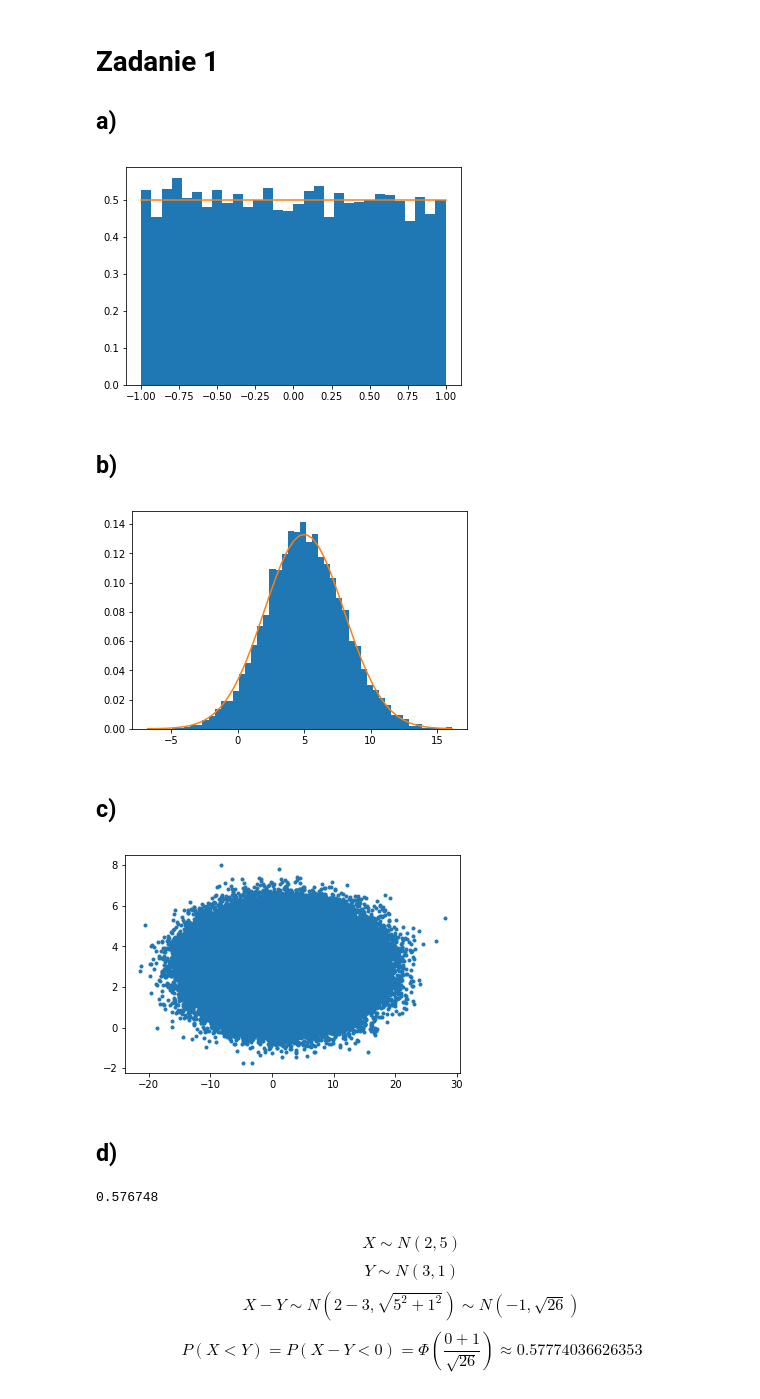
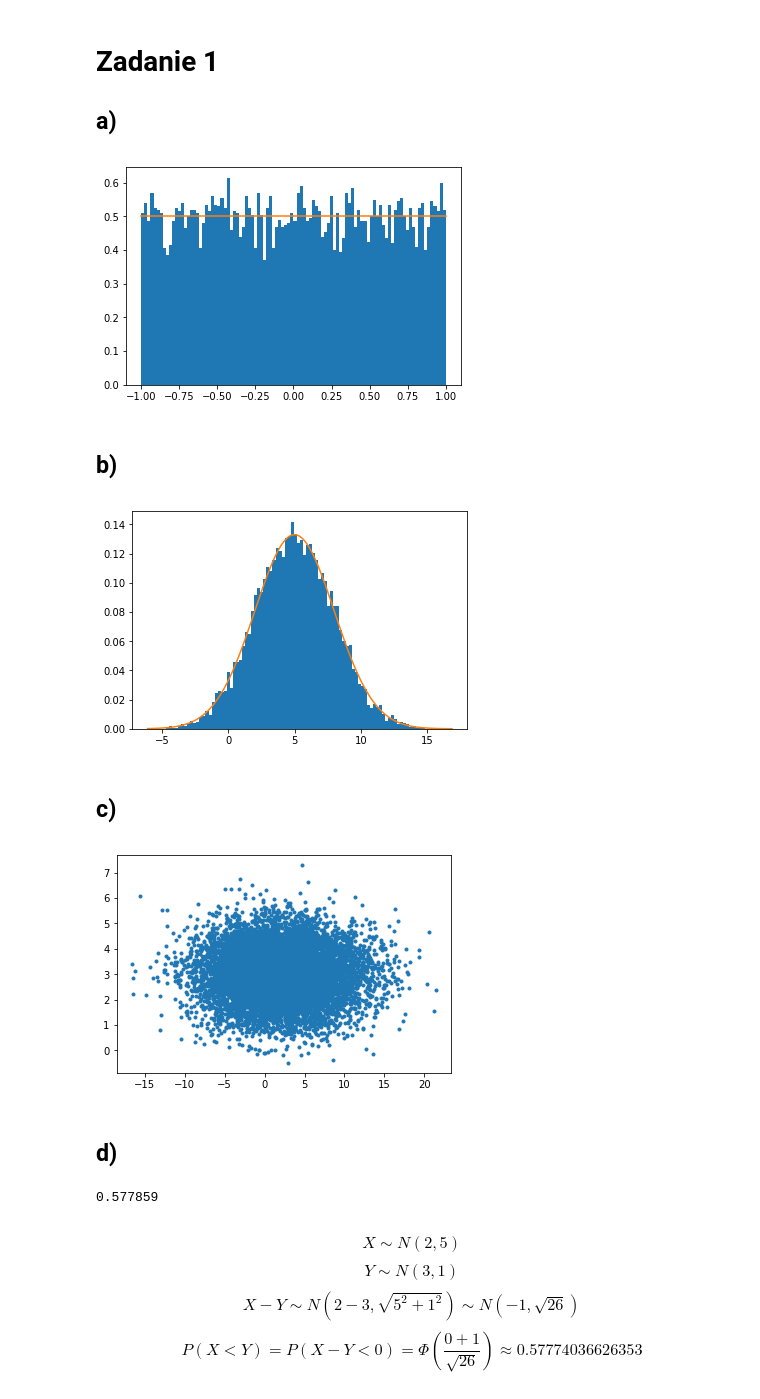
Before and after one commit to maskubica/Eksploracja_Danych, a Jupyter notebook: lista1/lista1.ipynb, the cells around one changed output. Saved outputs shown, nothing was run; the diff lists cells and outputs as text; code cells hidden in the pictures.

```diff
--- a/lista1/lista1.ipynb
+++ b/lista1/lista1.ipynb
@@ -23,38 +30,39 @@ SyntaxError: can't assign to function call (<ipython-input-3-79ac5e353105>, line
 ## a)
 # %%
 x = np.random.uniform(-1,1,10000)
-ignored, bins, ignored = plt.hist(x,30, density=True)
+ignored, bins, ignored = plt.hist(x,100, density=True)
 plt.plot( np.linspace(-1,1,100), np.linspace(0.5,0.5,100))
 plt.show()
 # %% [output]
-[figure, old version]
+[figure, new version]
 # %% [markdown]
 ## b)
 # %%
 mu, sigma = 5, 3
 s = np.random.normal(mu, sigma, 10000)
 
-ignored, bins, ignored = plt.hist(s, 50, density=True)
+ignored, bins, ignored = plt.hist(s, 100, density=True)
 plt.plot(bins, 1/(sigma * np.sqrt(2 * np.pi)) * np.exp( - (bins - mu)**2 / (2 * sigma**2) ))
 plt.show()
 # %% [output]
-[figure, old version]
+[figure, new version]
 # %% [markdown]
 ## c)
 # %%
-N = 1000000
+N = 10000
 x = np.random.normal(2,5,N)
 y = np.random.normal(3,1,N)
 plt.plot(x,y, '.')
+#plt.axis([-20,20,-20,20])
 plt.show()
 # %% [output]
-[figure, old version]
+[figure, new version]
 # %% [markdown]
 ## d)
 # %%
 np.sum(x<y)/N
 # %% [output]
-0.576748
+0.577859
 # %% [markdown]
 $$X \sim N(2,5) $$
 $$Y \sim N(3,1) $$
```
Also changed, not shown: parts of 37 cells of this notebook.
